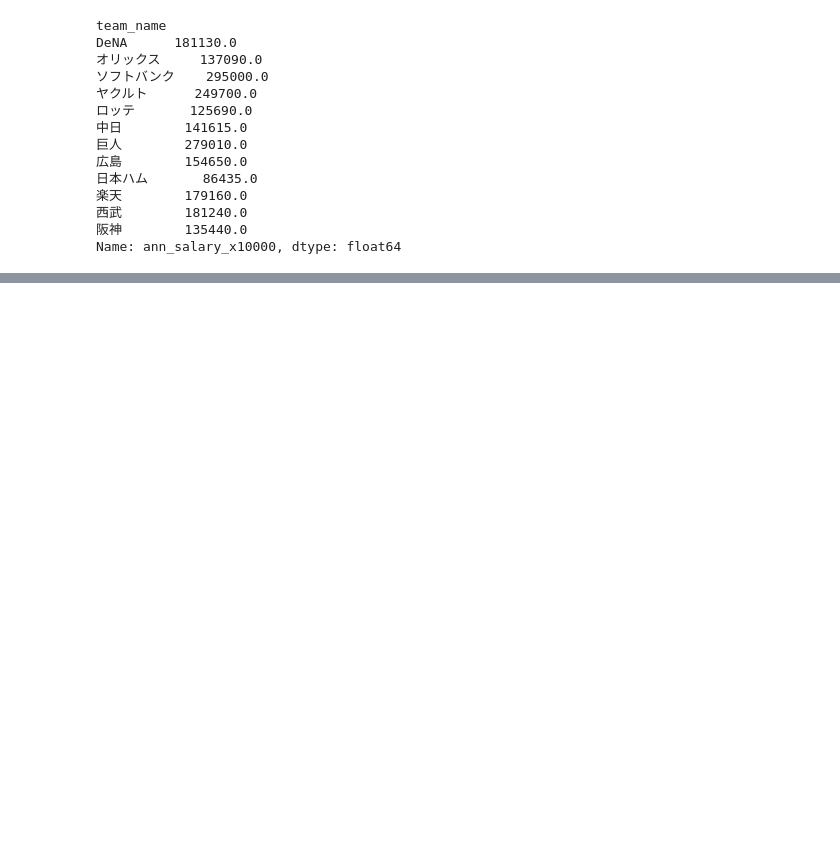
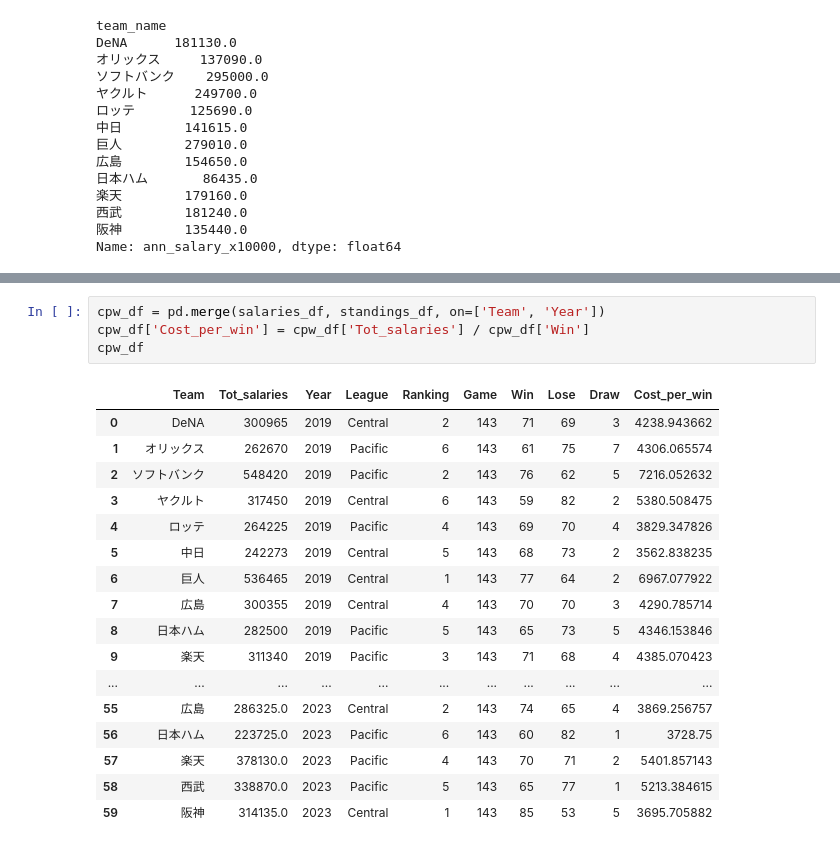
Before and after one commit to annatakegawa/NPB-data-analysis, a Jupyter notebook: moneyball_analysis.ipynb, the cells around one changed output, grey strips where cells are left out. Drawn from its saved outputs; the diff is of its cells as text; blank space fills up the shorter version.

```diff
--- a/moneyball_analysis.ipynb
+++ b/moneyball_analysis.ipynb
@@ -160,0 +189,22 @@ Text(0, 0.5, 'Money spent per win (10,000 yen)')
+# %%
+cpw_df = pd.merge(salaries_df, standings_df, on=['Team', 'Year'])
+cpw_df['Cost_per_win'] = cpw_df['Tot_salaries'] / cpw_df['Win']
+cpw_df
+# %% [output]
+|  | Team | Tot_salaries | Year | League | Ranking | Game | Win | Lose | Draw | Cost_per_win |
+| 0 | DeNA | 300965 | 2019 | Central | 2 | 143 | 71 | 69 | 3 | 4238.943662 |
+| 1 | オリックス | 262670 | 2019 | Pacific | 6 | 143 | 61 | 75 | 7 | 4306.065574 |
+| 2 | ソフトバンク | 548420 | 2019 | Pacific | 2 | 143 | 76 | 62 | 5 | 7216.052632 |
+| 3 | ヤクルト | 317450 | 2019 | Central | 6 | 143 | 59 | 82 | 2 | 5380.508475 |
+| 4 | ロッテ | 264225 | 2019 | Pacific | 4 | 143 | 69 | 70 | 4 | 3829.347826 |
+| 5 | 中日 | 242273 | 2019 | Central | 5 | 143 | 68 | 73 | 2 | 3562.838235 |
+| 6 | 巨人 | 536465 | 2019 | Central | 1 | 143 | 77 | 64 | 2 | 6967.077922 |
+| 7 | 広島 | 300355 | 2019 | Central | 4 | 143 | 70 | 70 | 3 | 4290.785714 |
+| 8 | 日本ハム | 282500 | 2019 | Pacific | 5 | 143 | 65 | 73 | 5 | 4346.153846 |
+| 9 | 楽天 | 311340 | 2019 | Pacific | 3 | 143 | 71 | 68 | 4 | 4385.070423 |
+| ... | ... | ... | ... | ... | ... | ... | ... | ... | ... | ... |
+| 55 | 広島 | 286325.0 | 2023 | Central | 2 | 143 | 74 | 65 | 4 | 3869.256757 |
+| 56 | 日本ハム | 223725.0 | 2023 | Pacific | 6 | 143 | 60 | 82 | 1 | 3728.75 |
+| 57 | 楽天 | 378130.0 | 2023 | Pacific | 4 | 143 | 70 | 71 | 2 | 5401.857143 |
+| 58 | 西武 | 338870.0 | 2023 | Pacific | 5 | 143 | 65 | 77 | 1 | 5213.384615 |
+| 59 | 阪神 | 314135.0 | 2023 | Central | 1 | 143 | 85 | 53 | 5 | 3695.705882 |
```
Also changed, not shown: parts of 19 cells of this notebook, 6 other files.
